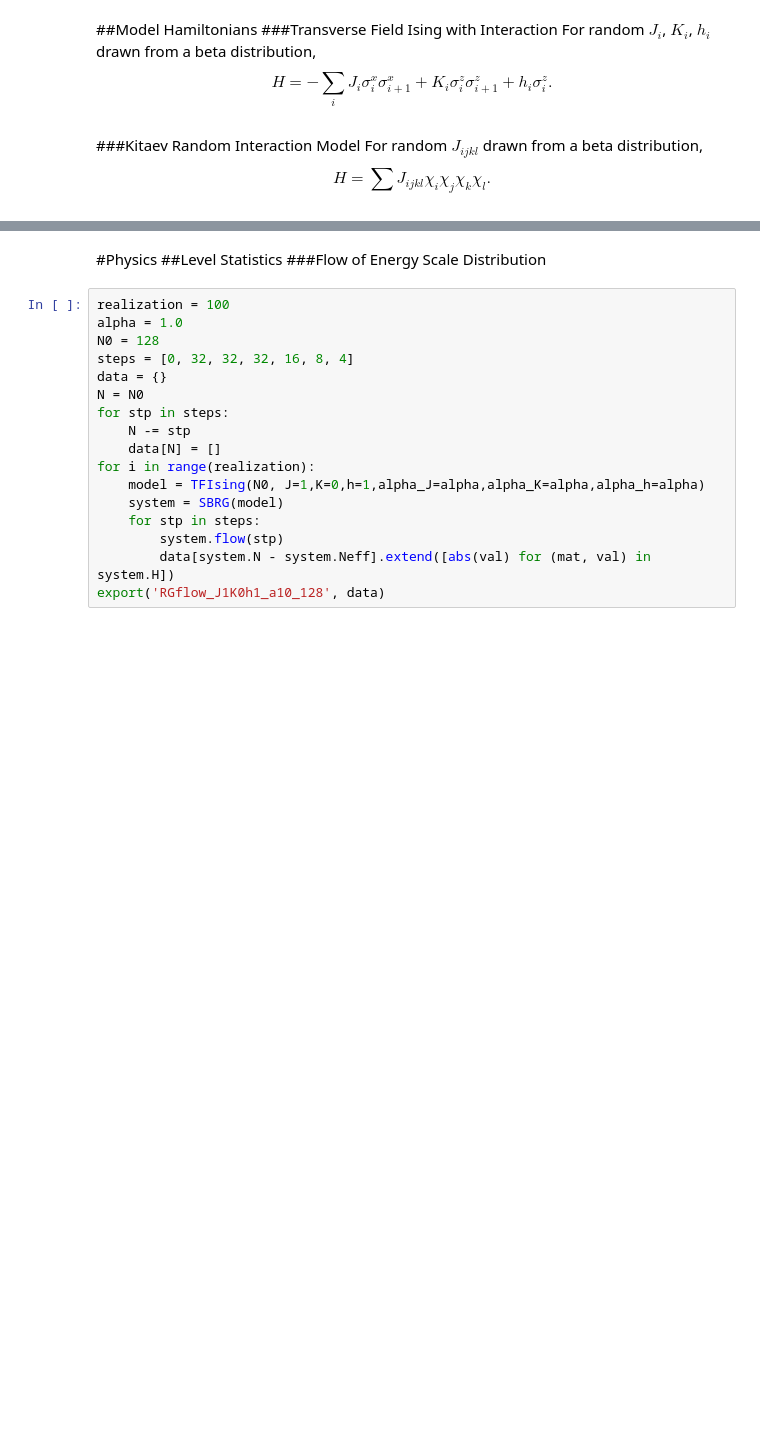
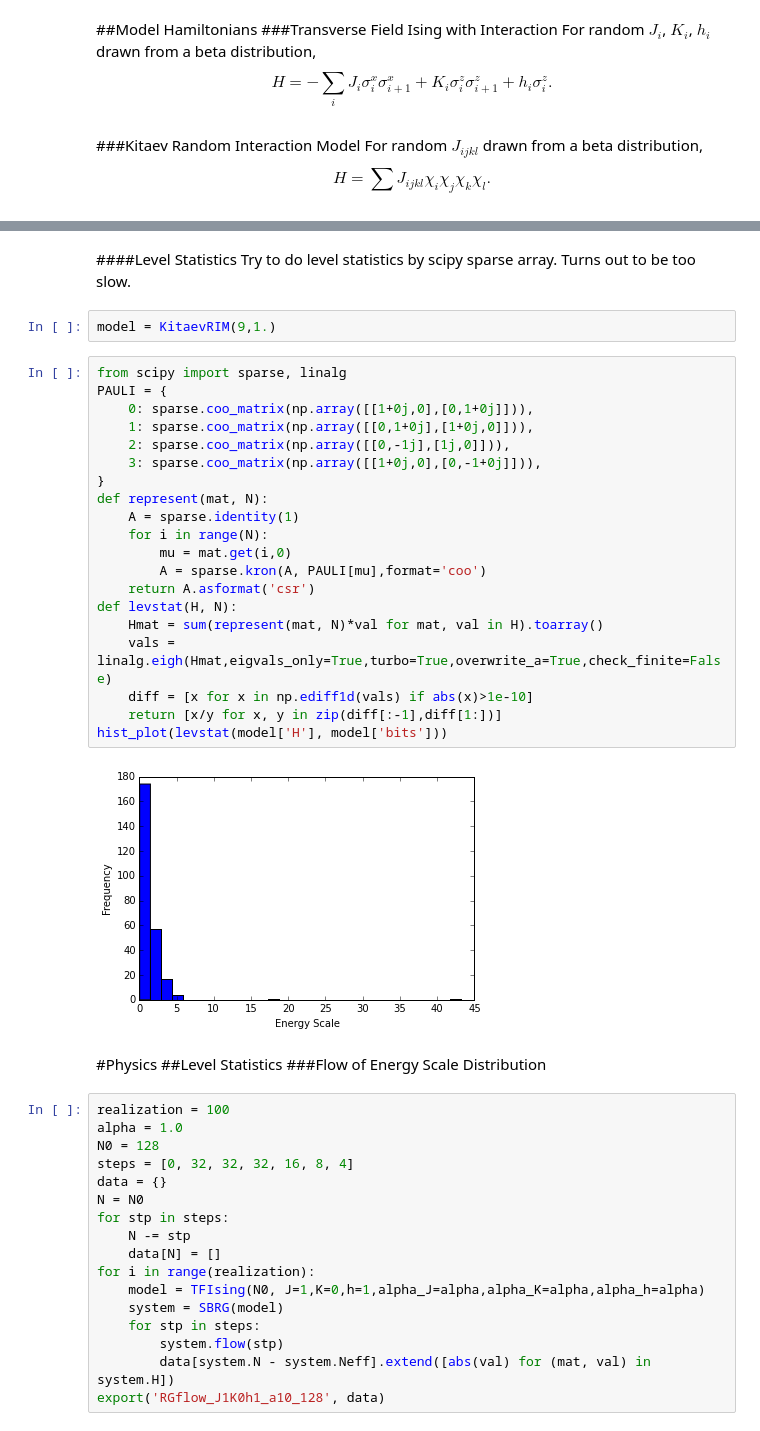
Before and after one commit to EverettYou/SBRG, a Jupyter notebook: SBRG.ipynb, the cells around one changed output, grey strips where cells are left out. Saved outputs shown, nothing was run; the diff lists cells and outputs as text; blank space fills up the shorter version.

```diff
--- a/SBRG.ipynb
+++ b/SBRG.ipynb
@@ -172,3 +178,30 @@ system.taus
+# %% [markdown]
+####Level Statistics
+Try to do level statistics by scipy sparse array. Turns out to be too slow.
+# %%
+model = KitaevRIM(9,1.)
+# %%
+from scipy import sparse, linalg
+PAULI = {
+    0: sparse.coo_matrix(np.array([[1+0j,0],[0,1+0j]])),
+    1: sparse.coo_matrix(np.array([[0,1+0j],[1+0j,0]])),
+    2: sparse.coo_matrix(np.array([[0,-1j],[1j,0]])),
+    3: sparse.coo_matrix(np.array([[1+0j,0],[0,-1+0j]])),
+}
+def represent(mat, N):
+    A = sparse.identity(1)
+    for i in range(N):
+        mu = mat.get(i,0)
+        A = sparse.kron(A, PAULI[mu],format='coo')
+    return A.asformat('csr')
+def levstat(H, N):
+    Hmat = sum(represent(mat, N)*val for mat, val in H).toarray()
+    vals = linalg.eigh(Hmat,eigvals_only=True,turbo=True,overwrite_a=True,check_finite=False)
+    diff = [x for x in np.ediff1d(vals) if abs(x)>1e-10]
+    return [x/y for x, y in zip(diff[:-1],diff[1:])]
+hist_plot(levstat(model['H'], model['bits']))
+# %% [output]
+[figure, added]
 # %% [markdown]
 #Physics
 ##Level Statistics
```
Also changed, not shown: parts of 29 cells of this notebook, 2 other files.
